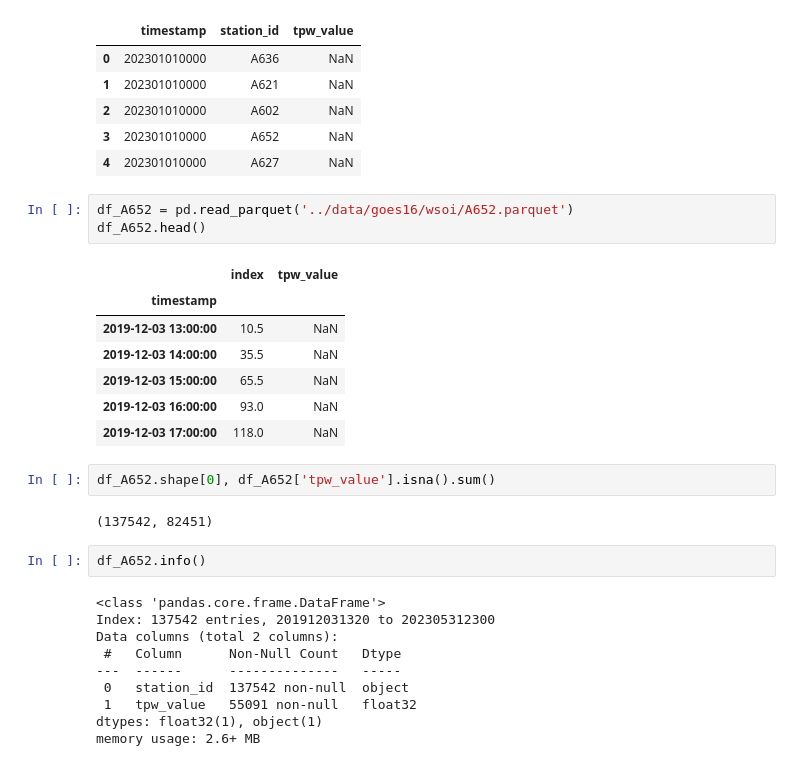
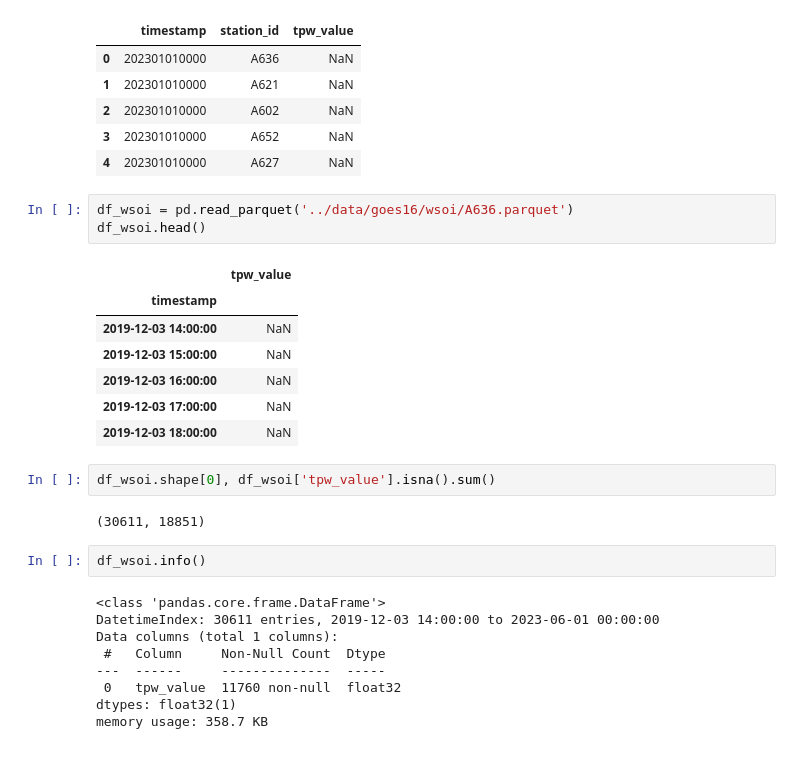
Before and after one commit to NietoCurcio/atmoseer, a Jupyter notebook: notebooks/lafusion.ipynb, the cells around one changed output. Cells and saved outputs as stored; diff of their text form.

```diff
--- a/notebooks/lafusion.ipynb
+++ b/notebooks/lafusion.ipynb
@@ -2112,30 +2112,29 @@ df.head()
 | 3 | 202301010000 | A652 | NaN |
 | 4 | 202301010000 | A627 | NaN |
 # %%
-df_A652 = pd.read_parquet('../data/goes16/wsoi/A652.parquet')
-df_A652.head()
+df_wsoi = pd.read_parquet('../data/goes16/wsoi/A636.parquet')
+df_wsoi.head()
 # %% [output]
-|  | index | tpw_value |
-| timestamp |  |  |
-| 2019-12-03 13:00:00 | 10.5 | NaN |
-| 2019-12-03 14:00:00 | 35.5 | NaN |
-| 2019-12-03 15:00:00 | 65.5 | NaN |
-| 2019-12-03 16:00:00 | 93.0 | NaN |
-| 2019-12-03 17:00:00 | 118.0 | NaN |
+|  | tpw_value |
+| timestamp |  |
+| 2019-12-03 14:00:00 | NaN |
+| 2019-12-03 15:00:00 | NaN |
+| 2019-12-03 16:00:00 | NaN |
+| 2019-12-03 17:00:00 | NaN |
+| 2019-12-03 18:00:00 | NaN |
 # %%
-df_A652.shape[0], df_A652['tpw_value'].isna().sum()
+df_wsoi.shape[0], df_wsoi['tpw_value'].isna().sum()
 # %% [output]
-(137542, 82451)
+(30611, 18851)
 # %%
-df_A652.info()
+df_wsoi.info()
 # %% [output]
 <class 'pandas.core.frame.DataFrame'>
-Index: 137542 entries, 201912031320 to 202305312300
-Data columns (total 2 columns):
- #   Column      Non-Null Count   Dtype
----  ------      --------------   -----
- 0   station_id  137542 non-null  object
- 1   tpw_value   55091 non-null   float32
-dtypes: float32(1), object(1)
-memory usage: 2.6+ MB
+DatetimeIndex: 30611 entries, 2019-12-03 14:00:00 to 2023-06-01 00:00:00
+Data columns (total 1 columns):
+ #   Column     Non-Null Count  Dtype
+---  ------     --------------  -----
+ 0   tpw_value  11760 non-null  float32
+dtypes: float32(1)
+memory usage: 358.7 KB
 # %%
```
Also changed, not shown: parts of 7 cells of this notebook, 13 other files.
